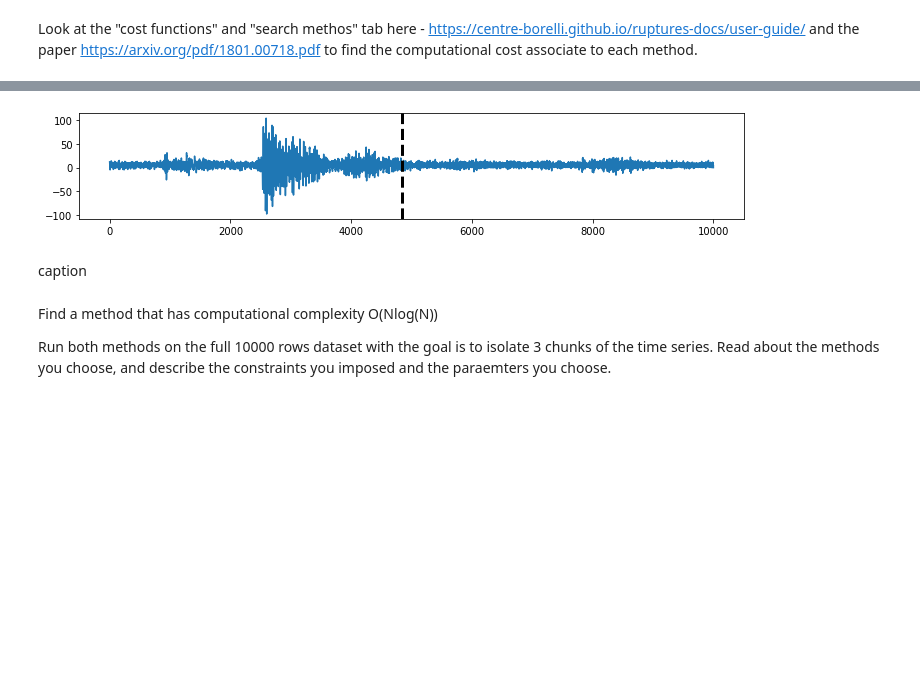
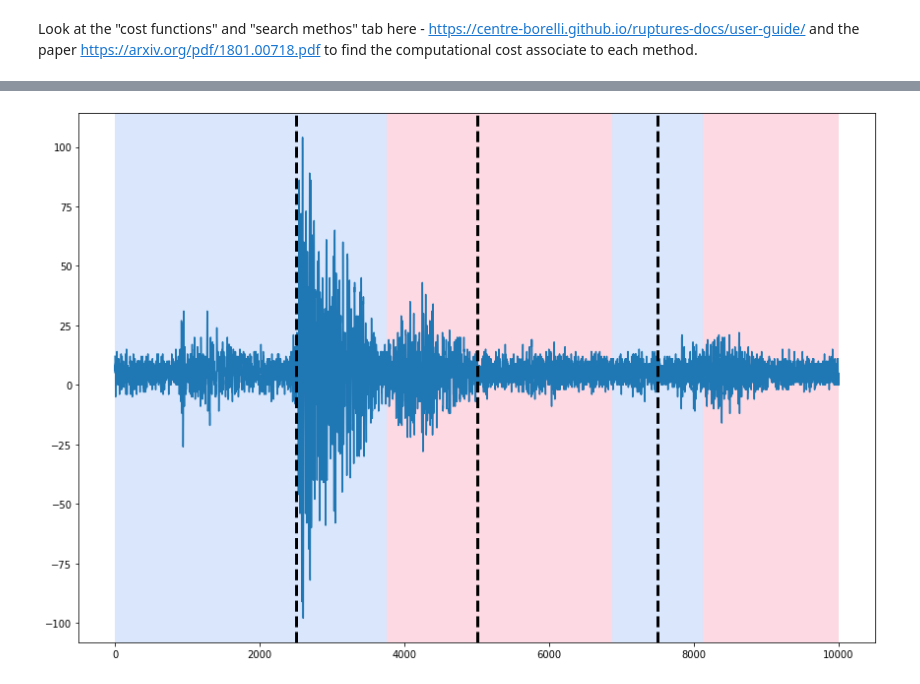
Before and after one commit to lifewinning/MLTSA22_IBurrington, a Jupyter notebook: HW6/HW6.ipynb, the cells around one changed output, grey strips where cells are left out. Saved outputs shown, nothing was run; the diff lists cells and outputs as text; code cells hidden in the pictures; blank space fills up the shorter version.

```diff
--- a/HW6/HW6.ipynb
+++ b/HW6/HW6.ipynb
@@ -262,0 +326,4 @@ plt.show()
+# %%
+tenk = rpt.Dynp(model="rbf", min_size=2500).fit(eq1.acoustic_data.values[:10000])
+tenk_result = tenk.predict(n_bkps=3)
+tenk_result
@@ -263,8 +332,5 @@ plt.show()
 # %%
-algo1 = rpt.Dynp(model="l2").fit(eq1.acoustic_data.values[:10000])
-result = algo1.predict(n_bkps=3)
-
-# display
-rpt.display(eq1.acoustic_data.values[:10000], [0], result)
-plt.show()
+algo = rpt.BottomUp(model='rank', min_size=500, jump=5).fit(eq1.acoustic_data.values[:10000])
+result = algo.predict(n_bkps=3)
+result
 # %% [output]
@@ -272,11 +338,5 @@ plt.show()
 # %%
-algo1 = rpt....
-result = algo1.predict(n_bkps=1)
-
-# display
-rpt.display(eq1.acoustic_data.values[:10000], [], result)
+rpt.display(eq1.acoustic_data.values[:10000], result, tenk_result, figsize=(12, 8))
 plt.show()
 # %% [output]
-[figure, old version]
+[figure, new version]
-# %% [markdown]
-caption
@@ -287,4 +342,0 @@ algo3 = rpt....
-# %% [markdown]
-Find a method that has computational complexity O(Nlog(N))
-
-Run both methods on the full 10000 rows dataset with the goal is to isolate 3 chunks of the time series. Read about the methods you choose, and describe the constraints you imposed and the paraemters you choose.
```
Also changed, not shown: parts of 63 cells of this notebook.
